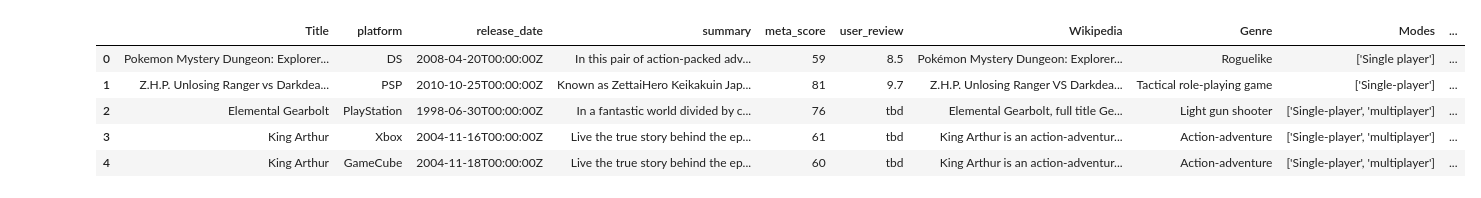
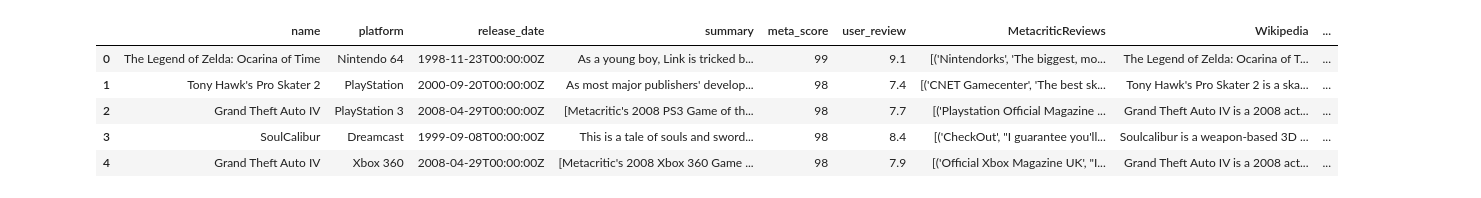
Before and after one commit to 13luiscabral13/PRI, a Jupyter notebook: scripts/assemble_final_collection.ipynb, the cells around one changed output. Cells and saved outputs as stored; diff of their text form; code cells hidden in the pictures.

```diff
--- a/scripts/assemble_final_collection.ipynb
+++ b/scripts/assemble_final_collection.ipynb
@@ -1,20 +1,20 @@
 # %%
 import pandas as pd
 
-games = pd.read_csv('../datasets/metacritic_games.csv')
+games = pd.read_csv('../datasets/finals/final.csv')
 
 games.drop(['Unnamed: 0'], axis=1, inplace=True)
 games = games.fillna('')
 games['release_date'] = pd.to_datetime(games['release_date']).dt.strftime("%Y-%m-%dT%H:%M:%SZ")
 
 games.head()
 # %% [output]
-|  | Title | platform | release_date | summary | meta_score | user_review | Wikipedia | Genre | Modes | ... |
-| 0 | Pokemon Mystery Dungeon: Explorer... | DS | 2008-04-20T00:00:00Z | In this pair of action-packed adv... | 59 | 8.5 | Pokémon Mystery Dungeon: Explorer... | Roguelike | ['Single player'] | ... |
-| 1 | Z.H.P. Unlosing Ranger vs Darkdea... | PSP | 2010-10-25T00:00:00Z | Known as ZettaiHero Keikakuin Jap... | 81 | 9.7 | Z.H.P. Unlosing Ranger VS Darkdea... | Tactical role-playing game | ['Single-player'] | ... |
-| 2 | Elemental Gearbolt | PlayStation | 1998-06-30T00:00:00Z | In a fantastic world divided by c... | 76 | tbd | Elemental Gearbolt, full title Ge... | Light gun shooter | ['Single-player', 'multiplayer'] | ... |
-| 3 | King Arthur | Xbox | 2004-11-16T00:00:00Z | Live the true story behind the ep... | 61 | tbd | King Arthur is an action-adventur... | Action-adventure | ['Single-player', 'multiplayer'] | ... |
-| 4 | King Arthur | GameCube | 2004-11-18T00:00:00Z | Live the true story behind the ep... | 60 | tbd | King Arthur is an action-adventur... | Action-adventure | ['Single-player', 'multiplayer'] | ... |
+|  | name | platform | release_date | summary | meta_score | user_review | MetacriticReviews | Wikipedia | ... |
+| 0 | The Legend of Zelda: Ocarina of Time | Nintendo 64 | 1998-11-23T00:00:00Z | As a young boy, Link is tricked b... | 99 | 9.1 | [('Nintendorks', 'The biggest, mo... | The Legend of Zelda: Ocarina of T... | ... |
+| 1 | Tony Hawk's Pro Skater 2 | PlayStation | 2000-09-20T00:00:00Z | As most major publishers' develop... | 98 | 7.4 | [('CNET Gamecenter', 'The best sk... | Tony Hawk's Pro Skater 2 is a ska... | ... |
+| 2 | Grand Theft Auto IV | PlayStation 3 | 2008-04-29T00:00:00Z | [Metacritic's 2008 PS3 Game of th... | 98 | 7.7 | [('Playstation Official Magazine ... | Grand Theft Auto IV is a 2008 act... | ... |
+| 3 | SoulCalibur | Dreamcast | 1999-09-08T00:00:00Z | This is a tale of souls and sword... | 98 | 8.4 | [('CheckOut', "I guarantee you'll... | Soulcalibur is a weapon-based 3D ... | ... |
+| 4 | Grand Theft Auto IV | Xbox 360 | 2008-04-29T00:00:00Z | [Metacritic's 2008 Xbox 360 Game ... | 98 | 7.9 | [('Official Xbox Magazine UK', "I... | Grand Theft Auto IV is a 2008 act... | ... |
 # %%
 from ast import literal_eval
 
```
Also changed, not shown: parts of 2 cells of this notebook, 43 other files.
